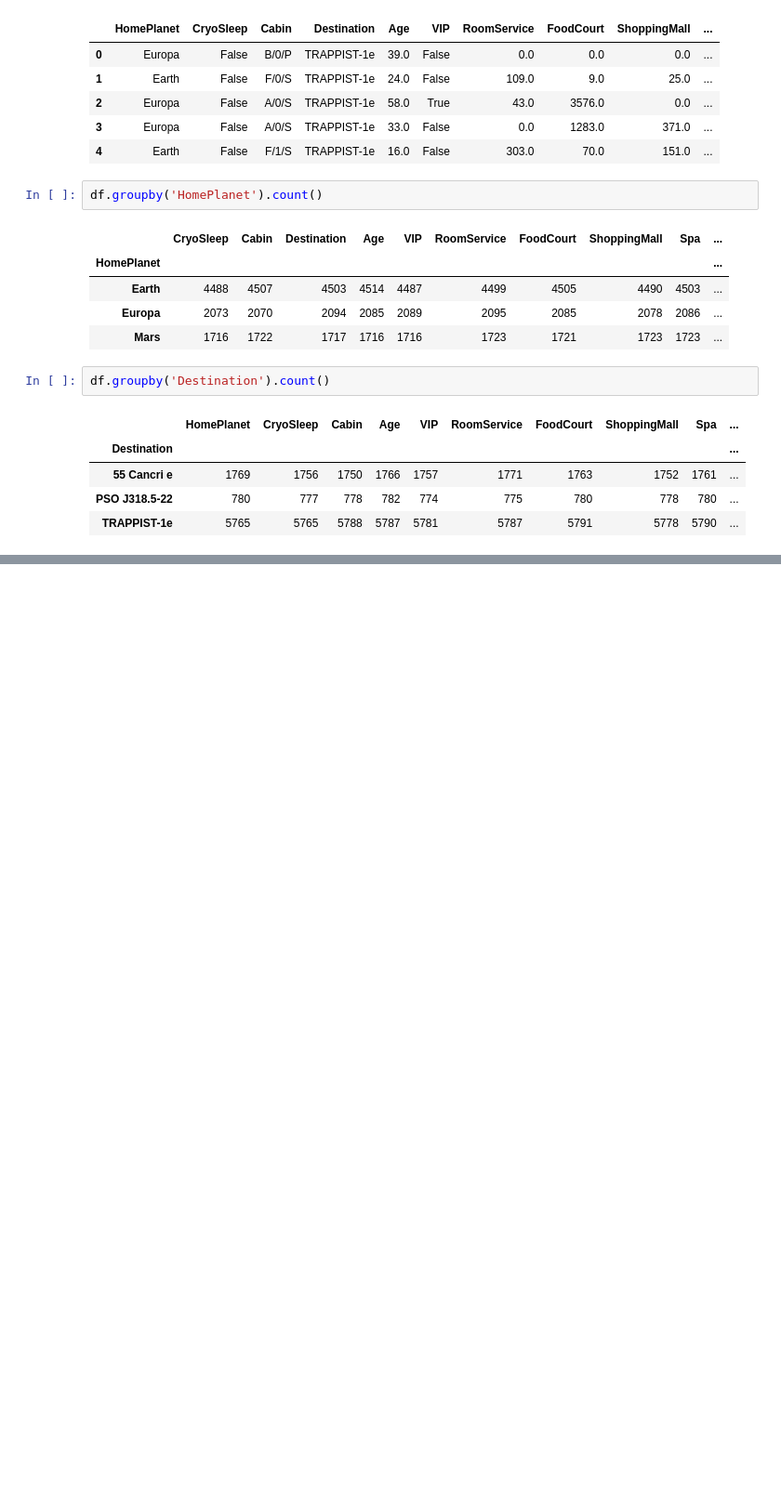
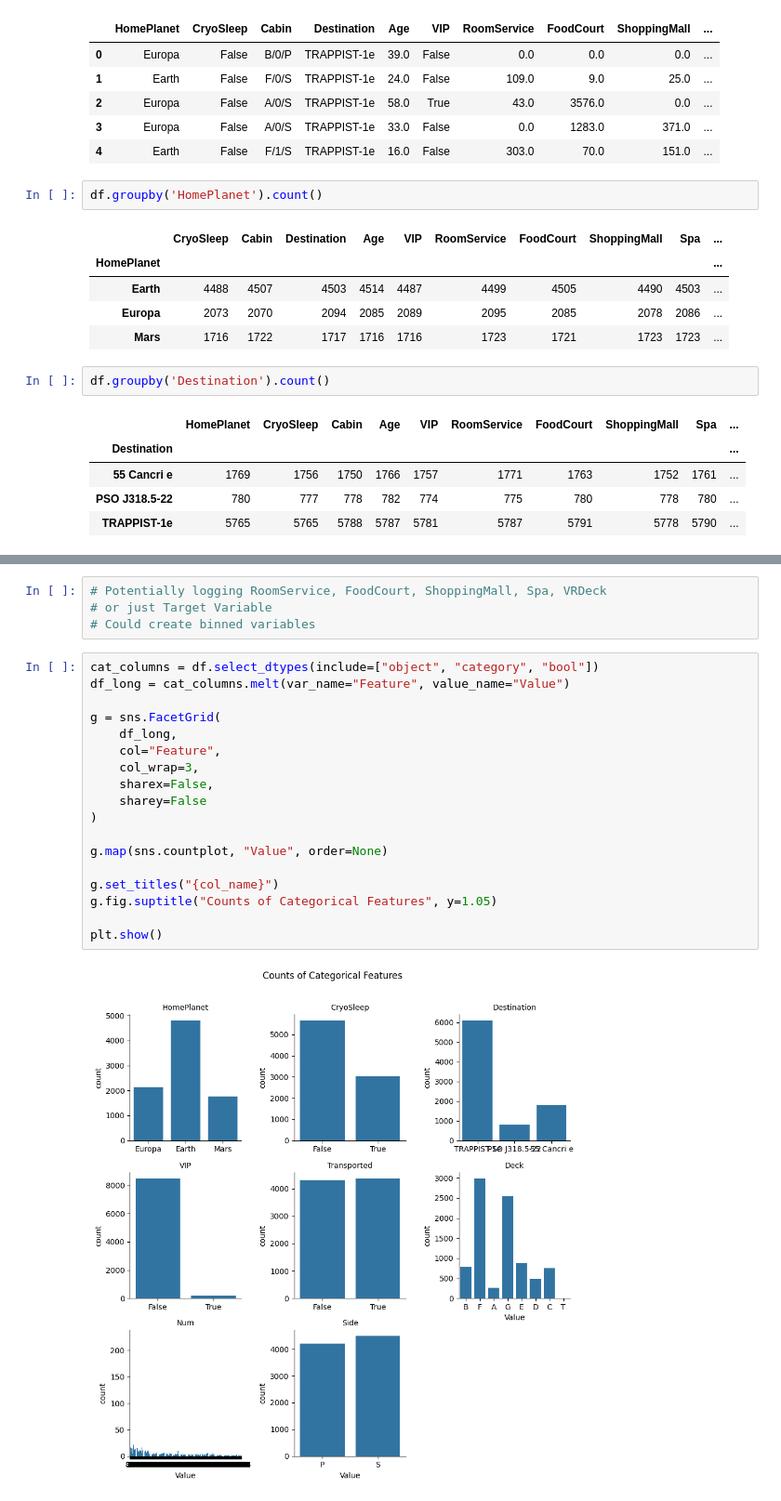
Before and after one commit to ryaltic/Spaceship-Titanic, a Jupyter notebook: Spaceship_Titanic.ipynb, the cells around one changed output, grey strips where cells are left out. Shown at 93% size. Cells and saved outputs as stored; diff of their text form; blank space fills up the shorter version.

```diff
--- a/Spaceship_Titanic.ipynb
+++ b/Spaceship_Titanic.ipynb
@@ -144,0 +269,24 @@ plt.show()
+# %%
+# Potentially logging RoomService, FoodCourt, ShoppingMall, Spa, VRDeck
+# or just Target Variable
+# Could create binned variables
+# %%
+cat_columns = df.select_dtypes(include=["object", "category", "bool"])
+df_long = cat_columns.melt(var_name="Feature", value_name="Value")
+
+g = sns.FacetGrid(
+    df_long,
+    col="Feature",
+    col_wrap=3,
+    sharex=False,
+    sharey=False
+)
+
+g.map(sns.countplot, "Value", order=None)
+
+g.set_titles("{col_name}")
+g.fig.suptitle("Counts of Categorical Features", y=1.05)
+
+plt.show()
+# %% [output]
+[figure, added]
```
Also changed, not shown: parts of 12 cells of this notebook.
